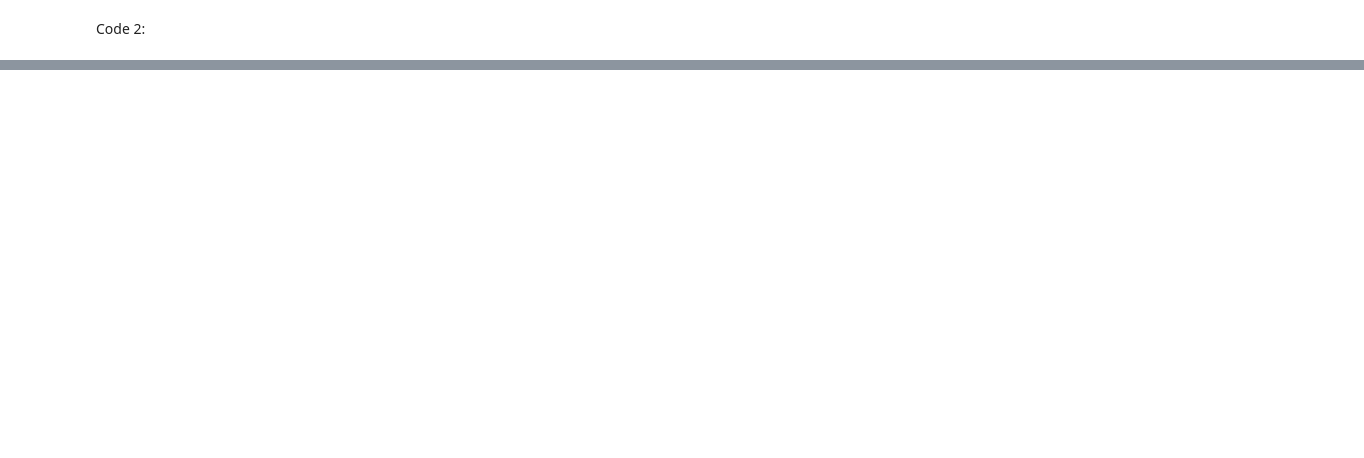
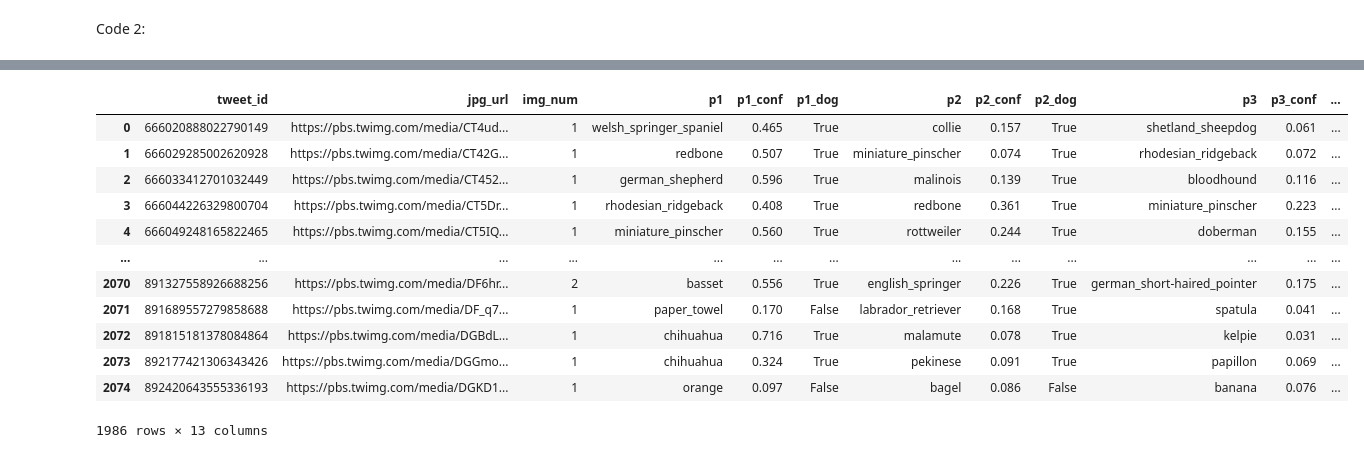
Before and after one commit to SEJUNGJENN-C/WeRateDogs_Twitter_Analysis, a Jupyter notebook: weratedogs-twitter.ipynb, the cells around one changed output, grey strips where cells are left out. Saved outputs shown, nothing was run; the diff lists cells and outputs as text; code cells hidden in the pictures; blank space fills up the shorter version.

Commit message:
Clean data

```diff
--- a/weratedogs-twitter.ipynb
+++ b/weratedogs-twitter.ipynb
@@ -387,0 +470,16 @@ tweets_clean[tweets_clean['name']=='None']
+# %%
+image_clean
+# %% [output]
+|  | tweet_id | jpg_url | img_num | p1 | p1_conf | p1_dog | p2 | p2_conf | p2_dog | p3 | p3_conf | ... |
+| 0 | 666020888022790149 | https://pbs.twimg.com/media/CT4ud... | 1 | welsh_springer_spaniel | 0.465 | True | collie | 0.157 | True | shetland_sheepdog | 0.061 | ... |
+| 1 | 666029285002620928 | https://pbs.twimg.com/media/CT42G... | 1 | redbone | 0.507 | True | miniature_pinscher | 0.074 | True | rhodesian_ridgeback | 0.072 | ... |
+| 2 | 666033412701032449 | https://pbs.twimg.com/media/CT452... | 1 | german_shepherd | 0.596 | True | malinois | 0.139 | True | bloodhound | 0.116 | ... |
+| 3 | 666044226329800704 | https://pbs.twimg.com/media/CT5Dr... | 1 | rhodesian_ridgeback | 0.408 | True | redbone | 0.361 | True | miniature_pinscher | 0.223 | ... |
+| 4 | 666049248165822465 | https://pbs.twimg.com/media/CT5IQ... | 1 | miniature_pinscher | 0.560 | True | rottweiler | 0.244 | True | doberman | 0.155 | ... |
+| ... | ... | ... | ... | ... | ... | ... | ... | ... | ... | ... | ... | ... |
+| 2070 | 891327558926688256 | https://pbs.twimg.com/media/DF6hr... | 2 | basset | 0.556 | True | english_springer | 0.226 | True | german_short-haired_pointer | 0.175 | ... |
+| 2071 | 891689557279858688 | https://pbs.twimg.com/media/DF_q7... | 1 | paper_towel | 0.170 | False | labrador_retriever | 0.168 | True | spatula | 0.041 | ... |
+| 2072 | 891815181378084864 | https://pbs.twimg.com/media/DGBdL... | 1 | chihuahua | 0.716 | True | malamute | 0.078 | True | kelpie | 0.031 | ... |
+| 2073 | 892177421306343426 | https://pbs.twimg.com/media/DGGmo... | 1 | chihuahua | 0.324 | True | pekinese | 0.091 | True | papillon | 0.069 | ... |
+| 2074 | 892420643555336193 | https://pbs.twimg.com/media/DGKD1... | 1 | orange | 0.097 | False | bagel | 0.086 | False | banana | 0.076 | ... |
+1986 rows × 13 columns
```
Also changed, not shown: parts of 27 cells of this notebook.
